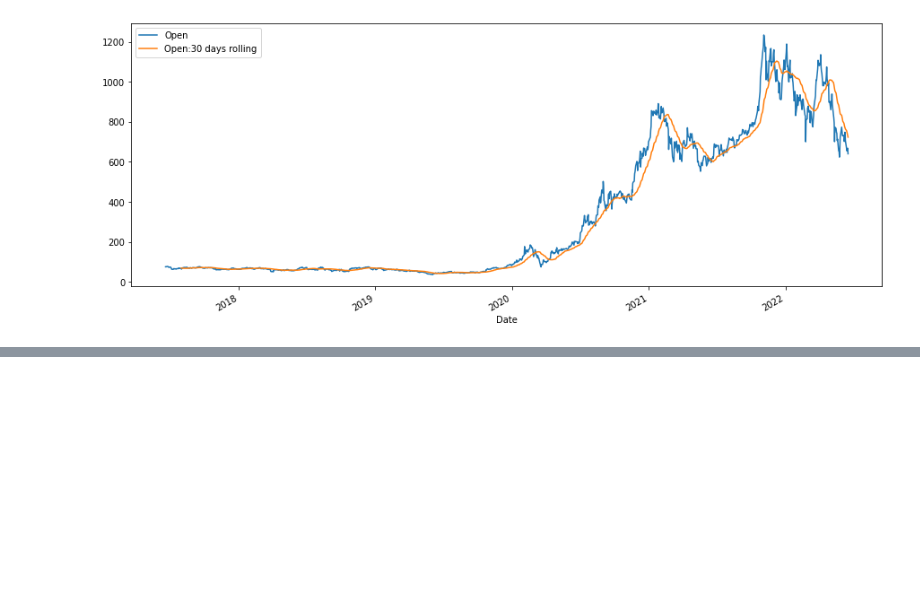
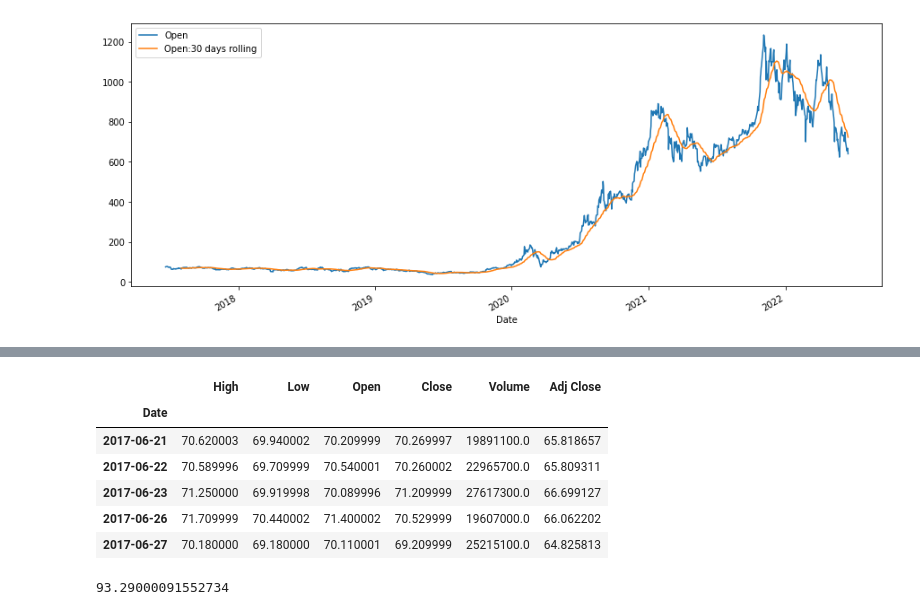
Before and after one commit to siddartha-10/EDA-TimeSeriesData, a Jupyter notebook: Time Series EDA.ipynb, the cells around one changed output, grey strips where cells are left out. Drawn from its saved outputs; the diff is of its cells as text; code cells hidden in the pictures; blank space fills up the shorter version.

```diff
--- a/Time Series EDA.ipynb
+++ b/Time Series EDA.ipynb
@@ -326,0 +333,12 @@ df_tesla[['Open','Open:30 days rolling']].plot(figsize=(15,6))
+# %%
+df_ms = pdr.get_data_yahoo('MSFT')
+# %%
+df_ms.head()
+# %% [output]
+|  | High | Low | Open | Close | Volume | Adj Close |
+| Date |  |  |  |  |  |  |
+| 2017-06-21 | 70.620003 | 69.940002 | 70.209999 | 70.269997 | 19891100.0 | 65.818657 |
+| 2017-06-22 | 70.589996 | 69.709999 | 70.540001 | 70.260002 | 22965700.0 | 65.809311 |
+| 2017-06-23 | 71.250000 | 69.919998 | 70.089996 | 71.209999 | 27617300.0 | 66.699127 |
+| 2017-06-26 | 71.709999 | 70.440002 | 71.400002 | 70.529999 | 19607000.0 | 66.062202 |
+| 2017-06-27 | 70.180000 | 69.180000 | 70.110001 | 69.209999 | 25215100.0 | 64.825813 |
@@ -326,0 +349,4 @@ df_tesla[['Open','Open:30 days rolling']].plot(figsize=(15,6))
+# %%
+stock_high
+# %% [output]
+93.29000091552734
```
Also changed, not shown: parts of 12 cells of this notebook.
